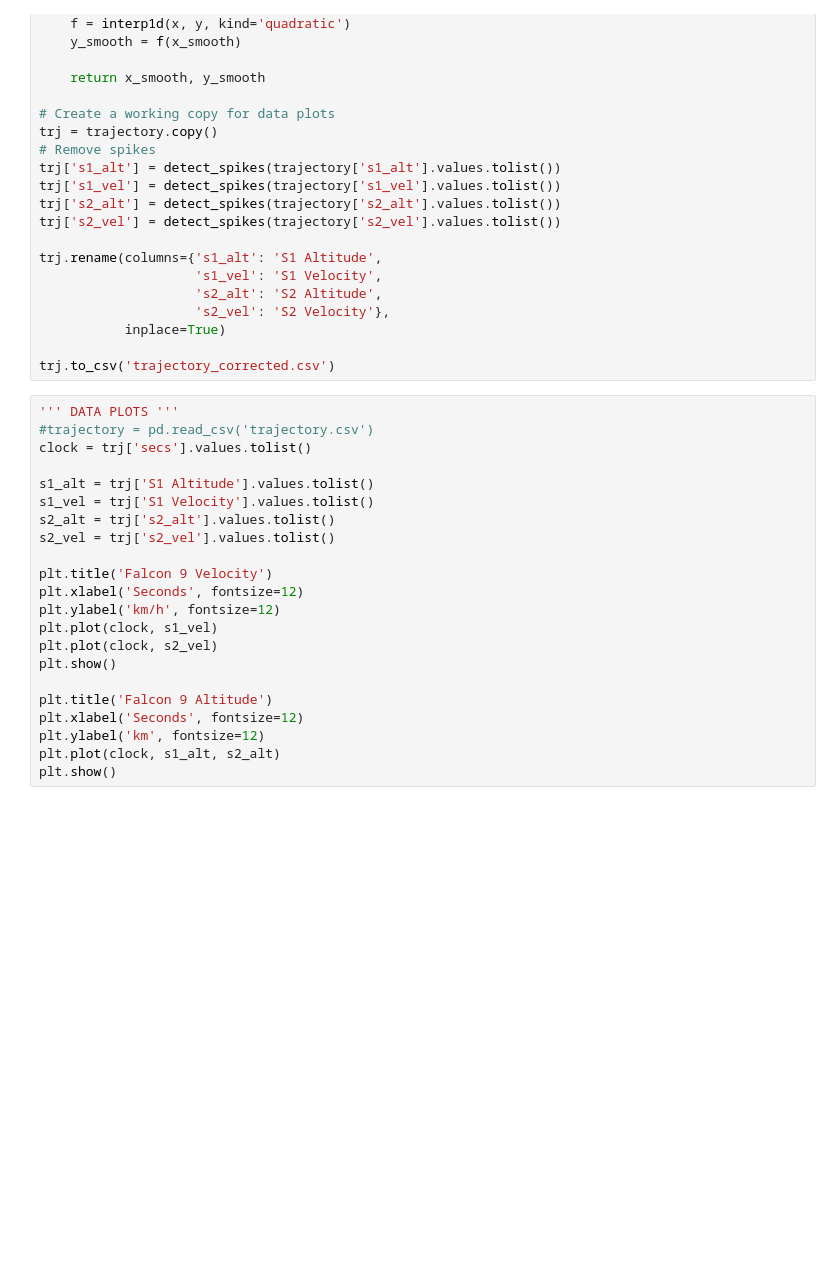
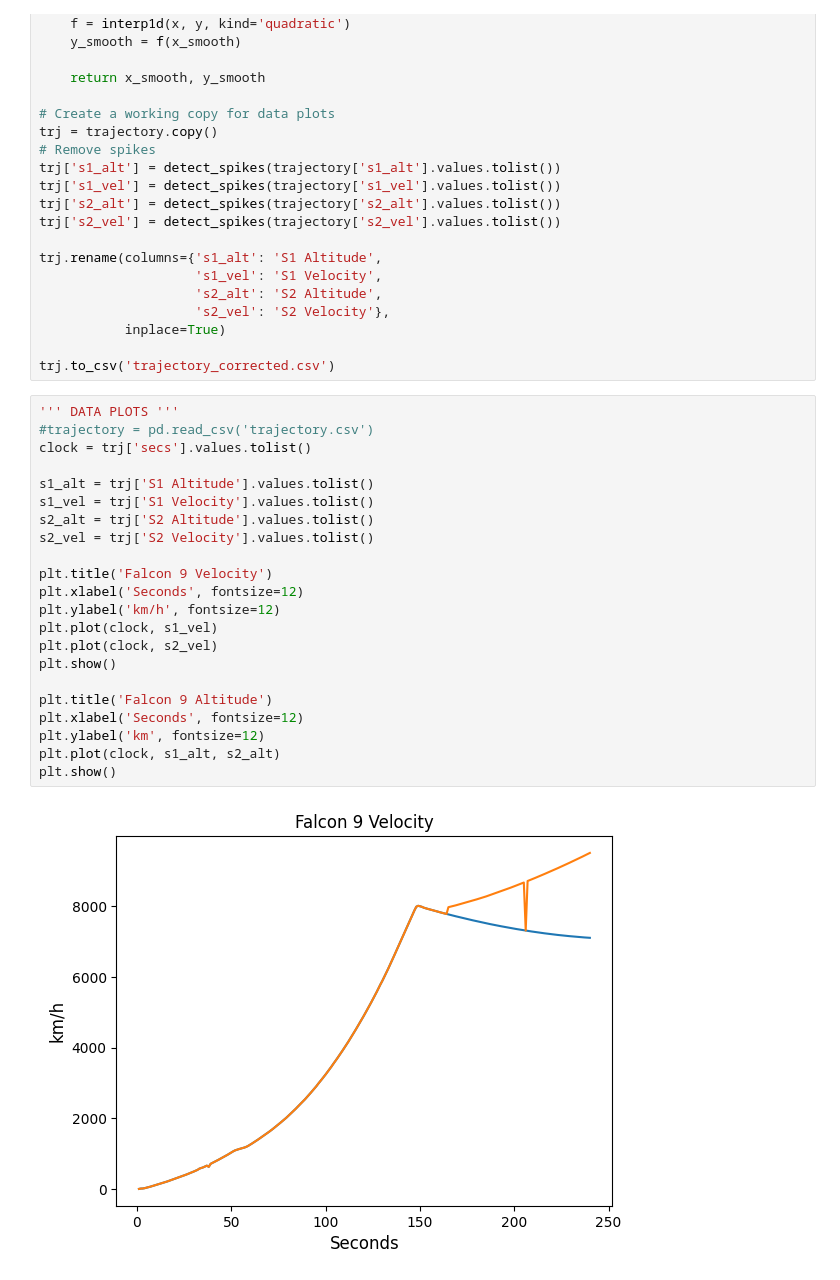
Before and after one commit to manuel-rottschaefer/trajectories, a Jupyter notebook: Trajectories.ipynb, the cells around one changed output. Cells and saved outputs as stored; diff of their text form; blank space fills up the shorter version.

```diff
--- a/Trajectories.ipynb
+++ b/Trajectories.ipynb
@@ -250,22 +250,24 @@ trj.to_csv('trajectory_corrected.csv')
 # %%
 ''' DATA PLOTS '''
 #trajectory = pd.read_csv('trajectory.csv')
 clock = trj['secs'].values.tolist()
 
 s1_alt = trj['S1 Altitude'].values.tolist()
 s1_vel = trj['S1 Velocity'].values.tolist()
-s2_alt = trj['s2_alt'].values.tolist()
-s2_vel = trj['s2_vel'].values.tolist()
+s2_alt = trj['S2 Altitude'].values.tolist()
+s2_vel = trj['S2 Velocity'].values.tolist()
 
 plt.title('Falcon 9 Velocity')
 plt.xlabel('Seconds', fontsize=12)
 plt.ylabel('km/h', fontsize=12)
 plt.plot(clock, s1_vel)
 plt.plot(clock, s2_vel)
 plt.show()
 
 plt.title('Falcon 9 Altitude')
 plt.xlabel('Seconds', fontsize=12)
 plt.ylabel('km', fontsize=12)
 plt.plot(clock, s1_alt, s2_alt)
 plt.show()
+# %% [output]
+[figure, added]
```
Also changed, not shown: parts of 1 cell of this notebook.
